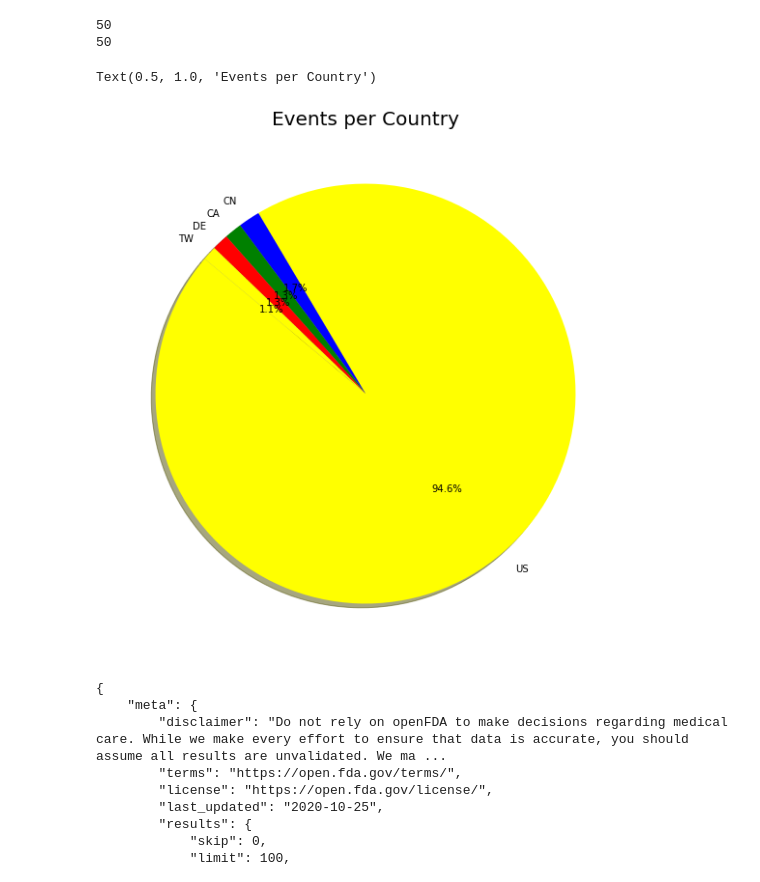
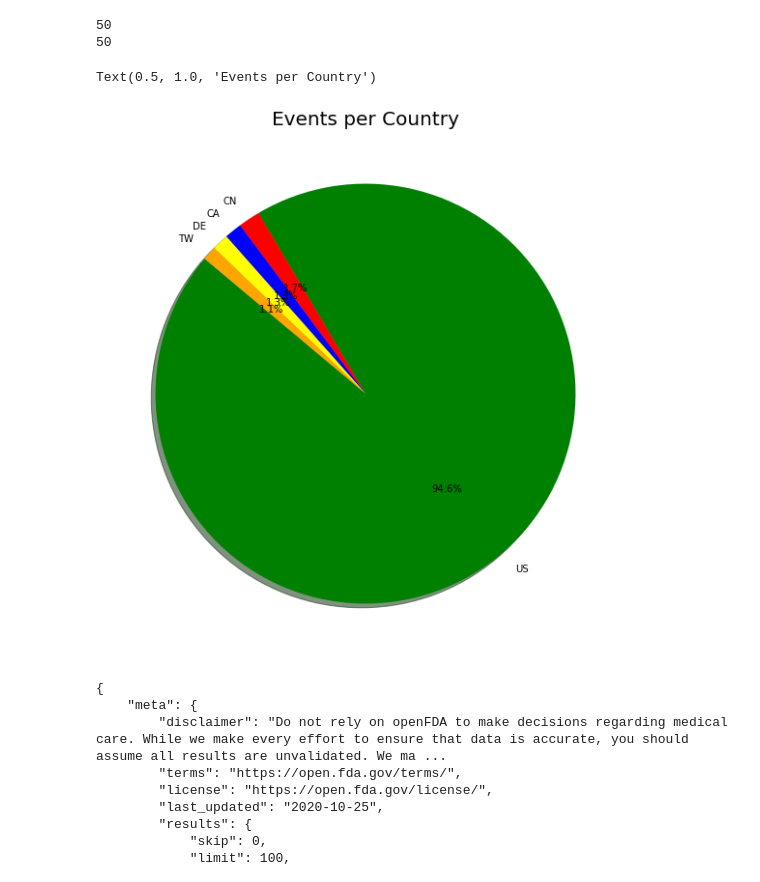
Before and after one commit to Cosette3737/Project1GroupB, a Jupyter notebook: Untitled.ipynb, the cells around one changed output. Drawn from its saved outputs; the diff is of its cells as text; code cells hidden in the pictures.

```diff
--- a/Untitled.ipynb
+++ b/Untitled.ipynb
@@ -265,22 +245,22 @@ print(len(countrycount))
 # %%
 #Number of events per country
 countryman_dict={
     "countryevent":countryman,
     "Number of devices manufacutred per country":countrycount
 }
 countryman_df=pd.DataFrame(countryman_dict)
 countryman_df.head()
 
 labels = ["US", "CN", "CA","DE", "TW"]
 sizes = [137658,2432,1947,1840,1592]
-colors = ["yellow", "blue", "green", "red"]
+colors = ["green", "red", "blue", "yellow","orange"]
 explode = (0,0,0,0,0)
 fig2 = plt.subplots(figsize=(15, 10))
 plt.pie(sizes, explode=explode, labels=labels, colors=colors,autopct="%1.1f%%", shadow=True, startangle=140)
 plt.title('Events per Country',fontsize = 20)
 # %% [output]
 Text(0.5, 1.0, 'Events per Country')
-[figure, old version]
+[figure, new version]
 # %%
 #Adverse Events with xray devices
 radman=[]
```
Also changed, not shown: parts of 26 cells of this notebook, 4 other files.
